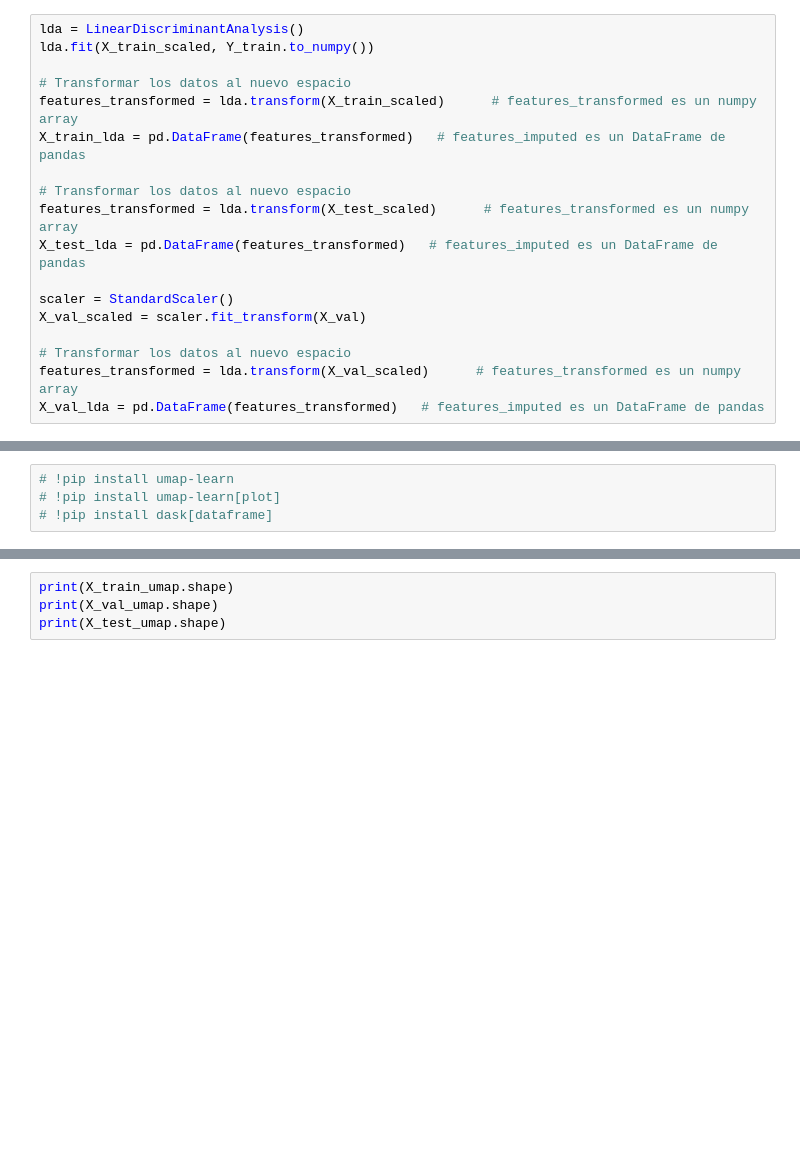
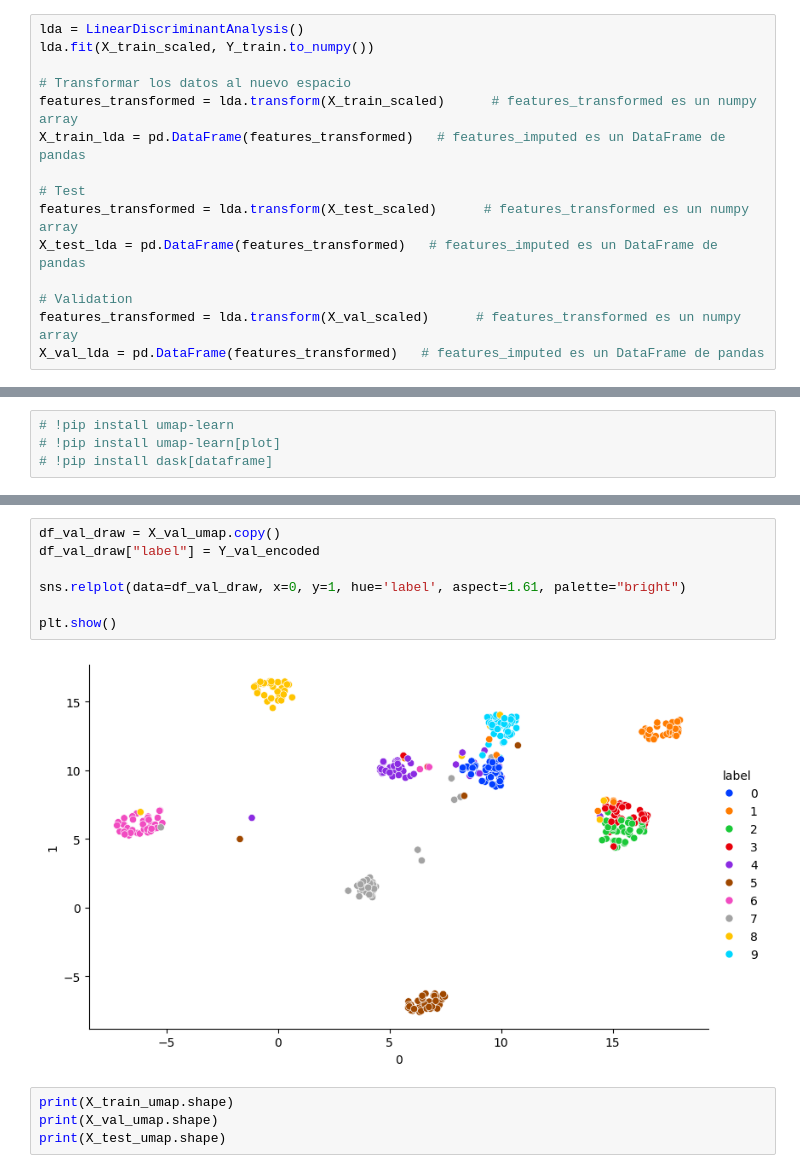
Before and after one commit to pieroGJ121/ML_proyecto_3, a Jupyter notebook: main.ipynb, the cells around one changed output, grey strips where cells are left out. Saved outputs shown, nothing was run; the diff lists cells and outputs as text; blank space fills up the shorter version.

```diff
--- a/main.ipynb
+++ b/main.ipynb
@@ -98,14 +99,11 @@ lda.fit(X_train_scaled, Y_train.to_numpy())
 features_transformed = lda.transform(X_train_scaled)      # features_transformed es un numpy array
 X_train_lda = pd.DataFrame(features_transformed)   # features_imputed es un DataFrame de pandas
 
-# Transformar los datos al nuevo espacio
+# Test
 features_transformed = lda.transform(X_test_scaled)      # features_transformed es un numpy array
 X_test_lda = pd.DataFrame(features_transformed)   # features_imputed es un DataFrame de pandas
 
-scaler = StandardScaler()
-X_val_scaled = scaler.fit_transform(X_val)
-
-# Transformar los datos al nuevo espacio
+# Validation
 features_transformed = lda.transform(X_val_scaled)      # features_transformed es un numpy array
 X_val_lda = pd.DataFrame(features_transformed)   # features_imputed es un DataFrame de pandas
 # %% [markdown]
@@ -148,3 +148,12 @@ umap.plot.points(X_train_draw, labels=Y_train_encoded)
+# %%
+df_val_draw = X_val_umap.copy()
+df_val_draw["label"] = Y_val_encoded
+
+sns.relplot(data=df_val_draw, x=0, y=1, hue='label', aspect=1.61, palette="bright")
+
+plt.show()
+# %% [output]
+[figure, added]
 # %%
 print(X_train_umap.shape)
 print(X_val_umap.shape)
```
Also changed, not shown: parts of 25 cells of this notebook.
